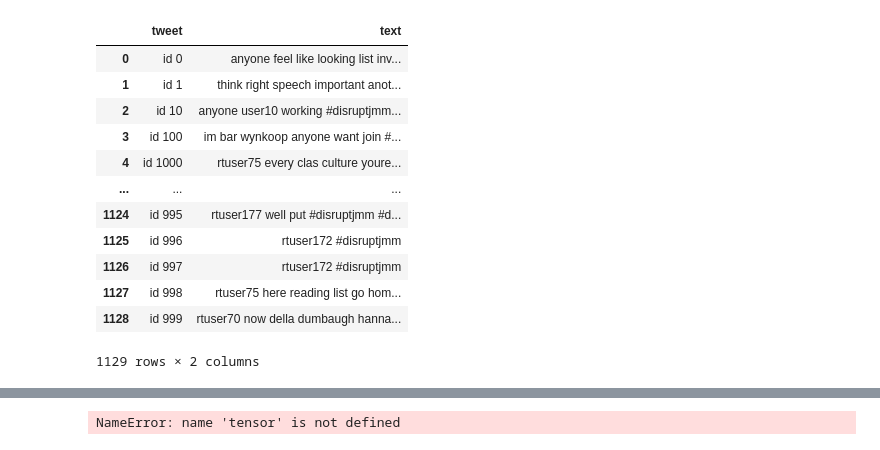
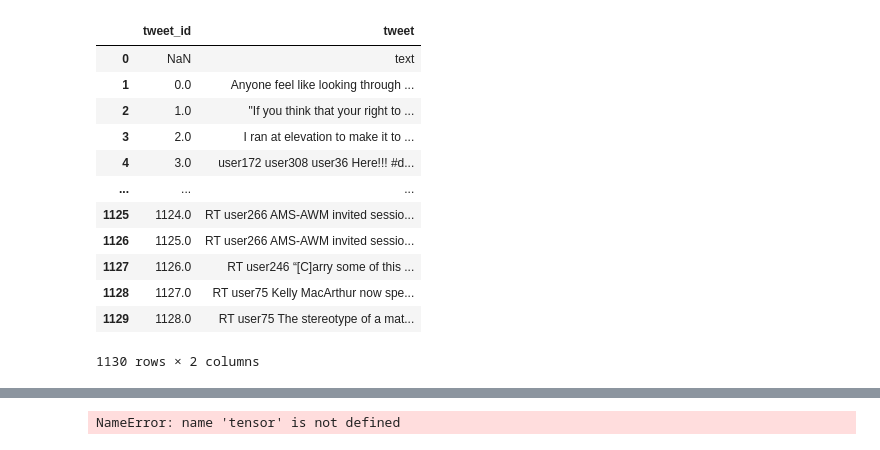
Before and after one commit to DAAAAMNSocialJustice/disruptjmm, a Jupyter notebook: NeuralNMF/nmf.ipynb, the cells around one changed output, grey strips where cells are left out. Cells and saved outputs as stored; diff of their text form; code cells hidden in the pictures.

```diff
--- a/NeuralNMF/nmf.ipynb
+++ b/NeuralNMF/nmf.ipynb
@@ -31,21 +15,21 @@ nltk.download('stopwords')
 # %%
-df = pd.read_csv('../data cleaning/tweets_el.csv',names=["tweet_id","word"])
+#df = pd.read_csv('../data cleaning/tweets_el.csv',names=["tweet_id","word"])
+tweets = pd.read_csv('../data cleaning/text of tweets.csv',names=["tweet_id","tweet"])
 #the .. moves up the directory then down to the right file.
-df
-tweets = df.groupby('tweet_id')['word'].apply(lambda x: ' '.join(x.astype(str))).reset_index()
-tweets.columns = ['tweet', 'text']
+#tweets = df.groupby('tweet_id')['word'].apply(lambda x: ' '.join(x.astype(str))).reset_index()
+#tweets.columns = ['tweet', 'text']
 tweets
 # %% [output]
-|  | tweet | text |
-| 0 | id 0 | anyone feel like looking list inv... |
-| 1 | id 1 | think right speech important anot... |
-| 2 | id 10 | anyone user10 working #disruptjmm... |
-| 3 | id 100 | im bar wynkoop anyone want join #... |
-| 4 | id 1000 | rtuser75 every clas culture youre... |
+|  | tweet_id | tweet |
+| 0 | NaN | text |
+| 1 | 0.0 | Anyone feel like looking through ... |
+| 2 | 1.0 | "If you think that your right to ... |
+| 3 | 2.0 | I ran at elevation to make it to ... |
+| 4 | 3.0 | user172 user308 user36 Here!!! #d... |
 | ... | ... | ... |
-| 1124 | id 995 | rtuser177 well put #disruptjmm #d... |
-| 1125 | id 996 | rtuser172 #disruptjmm |
-| 1126 | id 997 | rtuser172 #disruptjmm |
-| 1127 | id 998 | rtuser75 here reading list go hom... |
-| 1128 | id 999 | rtuser70 now della dumbaugh hanna... |
+| 1125 | 1124.0 | RT user266 AMS-AWM invited sessio... |
+| 1126 | 1125.0 | RT user266 AMS-AWM invited sessio... |
+| 1127 | 1126.0 | RT user246 “[C]arry some of this ... |
+| 1128 | 1127.0 | RT user75 Kelly MacArthur now spe... |
+| 1129 | 1128.0 | RT user75 The stereotype of a mat... |
-1129 rows × 2 columns
+1130 rows × 2 columns
```
Also changed, not shown: parts of 5 cells of this notebook, 1 other file.
